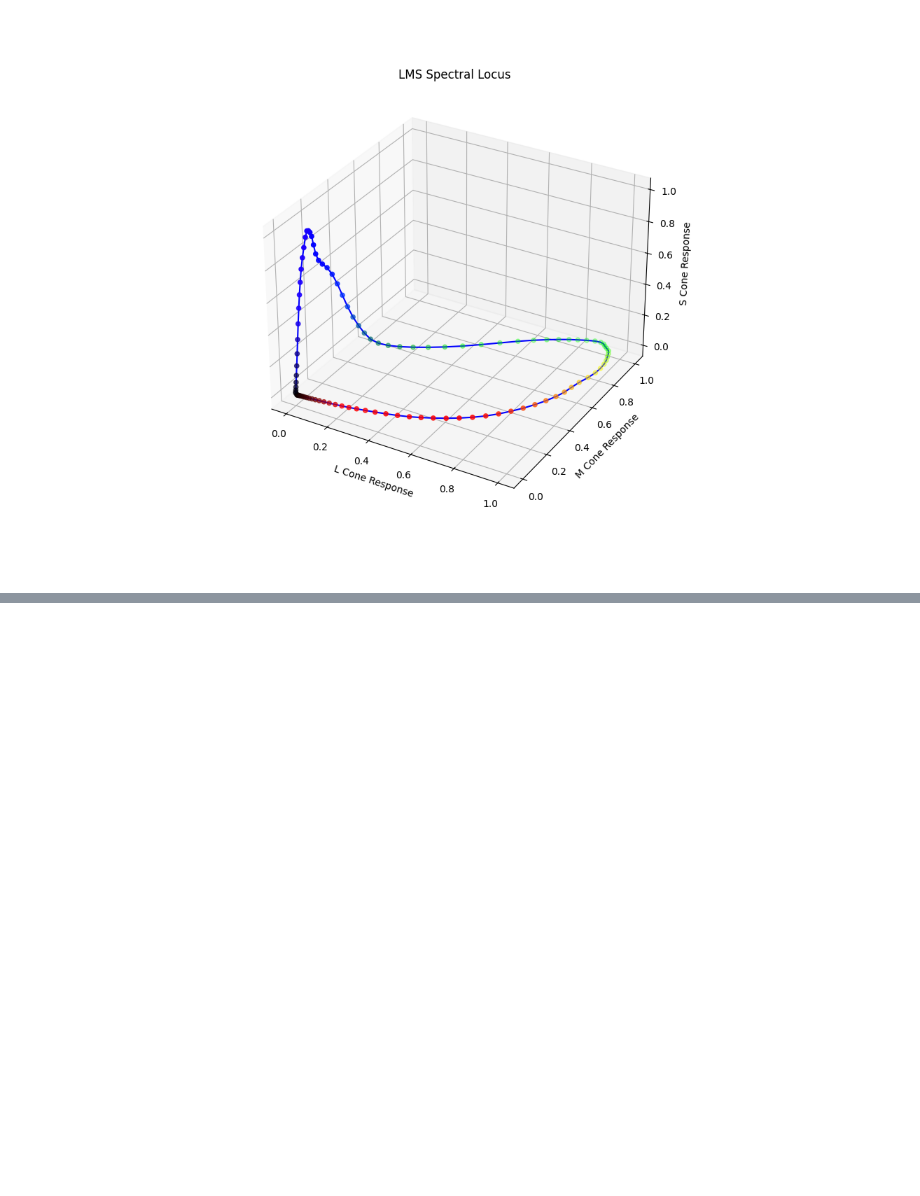
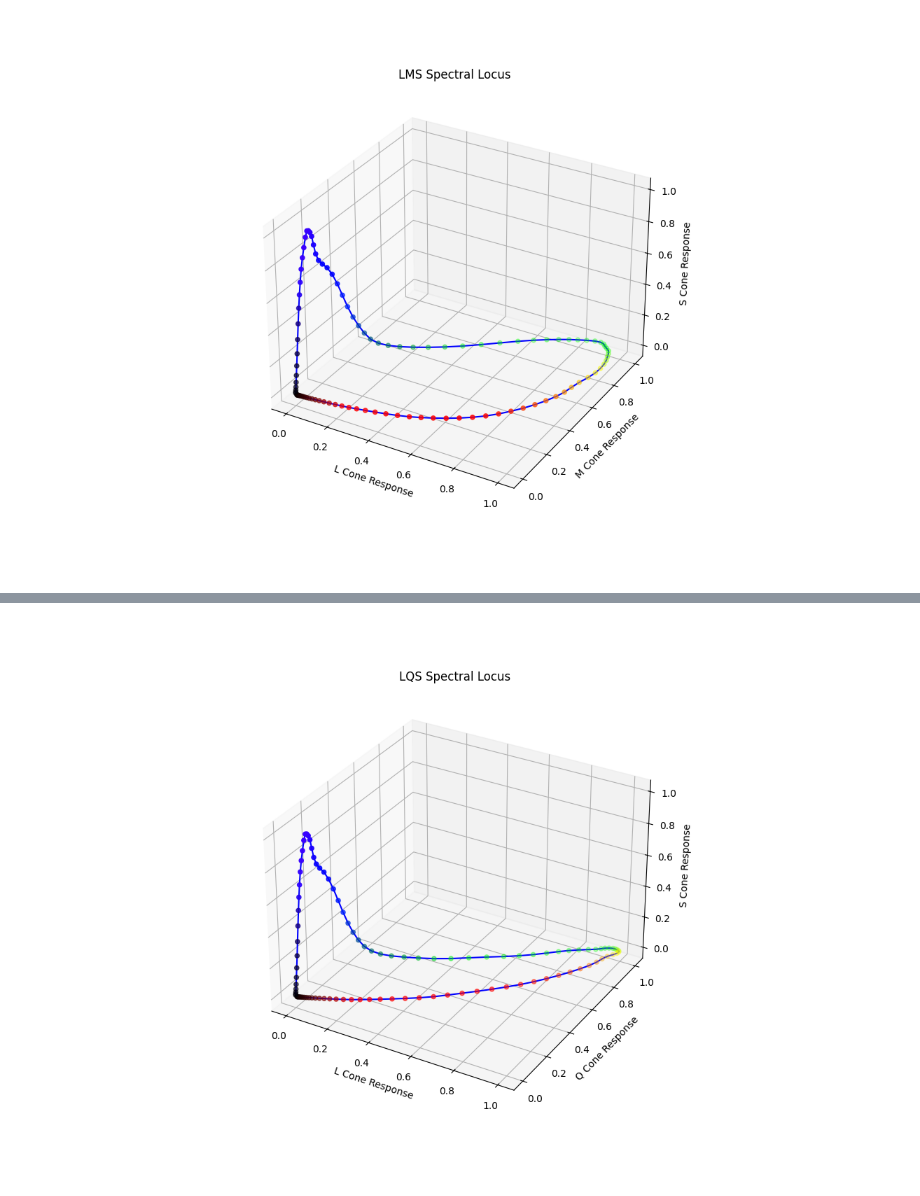
Before and after one commit to Object-Color-Solid-Render/ocsr-theory, a Jupyter notebook: MS_spectral_locus.ipynb, the cells around one changed output, grey strips where cells are left out. Cells and saved outputs as stored; diff of their text form; code cells hidden in the pictures; blank space fills up the shorter version.

```diff
--- a/MS_spectral_locus.ipynb
+++ b/MS_spectral_locus.ipynb
@@ -127,0 +155,8 @@ plot3DLocus(lmspoints, wavelengths, lmscolors)
+# %%
+plt.close()
+plot3DLocus(lqspoints, wavelengths, lqscolors, title="LQS Spectral Locus",
+                xlabel="L Cone Response",
+                ylabel="Q Cone Response",
+               zlabel="S Cone Response")
+# %% [output]
+[figure, added]
```
Also changed, not shown: parts of 7 cells of this notebook.
